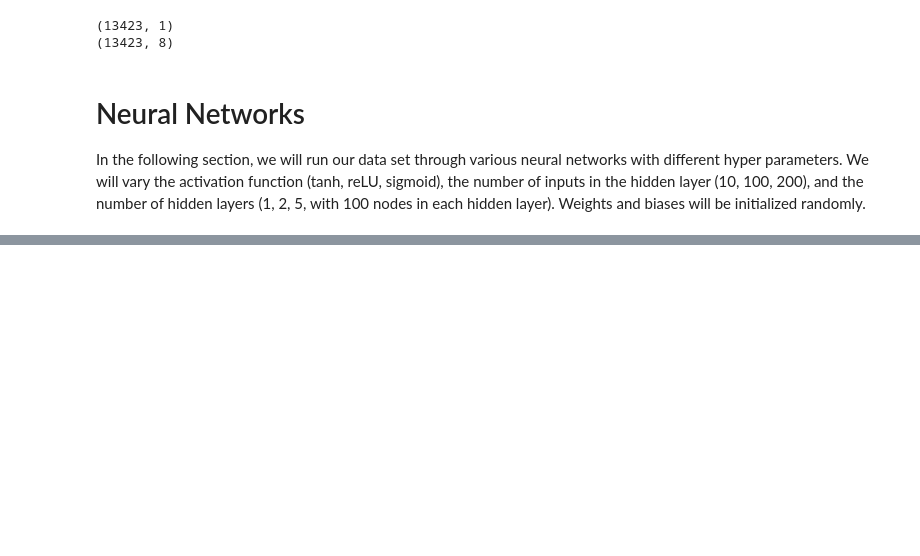
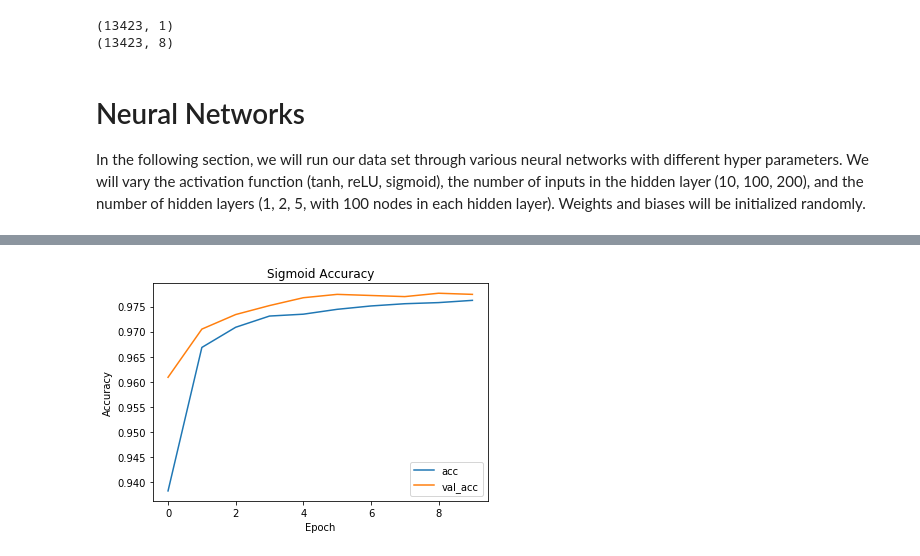
Before and after one commit to zafirhsn/machine-learning, a Jupyter notebook: neural_network_data_pulsar.ipynb, the cells around one changed output, grey strips where cells are left out. Drawn from its saved outputs; the diff is of its cells as text; code cells hidden in the pictures; blank space fills up the shorter version.

```diff
--- a/neural_network_data_pulsar.ipynb
+++ b/neural_network_data_pulsar.ipynb
@@ -66,6 +105,7 @@ In the following section, we will run our data set through various neural networ
 # %%
 K.clear_session()
 
+modelArr = []
 # Number of nodes in input layer = number of features = 8
 nin = x_train.shape[1];
 # Number of hidden layer nodes
@@ -73,52 +113,64 @@ nh = 100;
 # Number of output nodes
 nout = 1;
 
-# We wil use sigmoid as our activation here with 100 units in the hidden layer
-model_sig = Sequential();
-model_sig.add(Dense(nh, input_shape=(nin,), activation="sigmoid", name="hidden"))
-model_sig.add(Dense(nout, activation="sigmoid", name="output"))
+model_sig = neural_network(nin, nh, nout, 1, "sigmoid")
+sig_history = train_network(model_sig, x_train, y_train, x_test, y_test);
+plot_acc(sig_history, "Sigmoid Accuracy")
+plot_loss(sig_history, "Sigmoid Loss")
 
-# We will use tanh as our activation here with 100 units in the hidden layer
-model_tanh = Sequential();
-model_tanh.add(Dense(nh, input_shape=(nin,), activation="tanh", name="hidden"))
-model_tanh.add(Dense(nout, activation="sigmoid", name="output"))
+modelArr.append(model_sig)
 
-# We will use reLU as out activation here with 100 units in the hidden layer
-model_relu = Sequential();
-model_relu.add(Dense(nh, input_shape=(nin,), activation="relu", name="hidden"))
-model_relu.add(Dense(nout, activation="sigmoid", name="output"))
+model_sig.save("model_sig");
+from keras.models import load_model
+
+score, acc = model_sig.evaluate(x_test, y_test, verbose = 0)
+print("accuracy = %f" % acc)
 
 
-# We will use 10 hidden units in our network here with sigmoid as activation
-nh = 10;
-model_ten = Sequential();
-model_ten.add(Dense(nh, input_shape=(nin,), activation="sigmoid", name="hidden"))
-model_ten.add(Dense(nout, activation="sigmoid", name="output"))
-# We will use 200 hidden units in our network here with sigmoid as activation
-nh = 200;
-model_twohund = Sequential();
-model_twohund.add(Dense(nh, input_shape=(nin,), activation="sigmoid", name="hidden"))
-model_twohund.add(Dense(nout, activation="sigmoid", name="output"))
 
 
-# We will have 3 hidden layers in this network with 100 units each, sigmoid as activation
-nh = 100
-model_twolayer = Sequential();
-model_twolayer.add(Dense(nh, input_shape=(nin,), activation="sigmoid", name="hidden"))
-model_twolayer.add(Dense(nh, input_shape=(nin,), activation="sigmoid", name="hidden_two"))
-model_twolayer.add(Dense(nout, activation="sigmoid", name="output"))
 
-# We will have 5 hidden layers in this network with 100 units each, sigmoid as activation
-model_fivelayer = Sequential();
-for x in range(0, 5):
-    model_fivelayer.add(Dense(nh, input_shape=(nin,), activation="sigmoid", name="hidden" + str(x)))
-model_fivelayer.add(Dense(nout, activation="sigmoid", name="output"))
+# # We wil use sigmoid as our activation here with 100 units in the hidden layer
+# model_sig = Sequential();
+# model_sig.add(Dense(nh, input_shape=(nin,), activation="sigmoid", name="hidden"))
+# model_sig.add(Dense(nout, activation="sigmoid", name="output"))
 
-modelArr = [model_sig, model_tanh, model_relu, model_ten, model_twohund, model_twolayer,
-           model_fivelayer];
+# # We will use tanh as our activation here with 100 units in the hidden layer
+# model_tanh = Sequential();
+# model_tanh.add(Dense(nh, input_shape=(nin,), activation="tanh", name="hidden"))
+# model_tanh.add(Dense(nout, activation="sigmoid", name="output"))
 
-# plot_model(model, to_file='model_plot.png', show_shapes=True, show_layer_names=True)
+# # We will use reLU as out activation here with 100 units in the hidden layer
+# model_relu = Sequential();
+# model_relu.add(Dense(nh, input_shape=(nin,), activation="relu", name="hidden"))
+# model_relu.add(Dense(nout, activation="sigmoid", name="output"))
 
-# Check input layer, should be 8
-print("Number of input nodes = %i" %nin)
+
+# # We will use 10 hidden units in our network here with sigmoid as activation
+# nh = 10;
+# model_ten = Sequential();
+# model_ten.add(Dense(nh, input_shape=(nin,), activation="sigmoid", name="hidden"))
+# model_ten.add(Dense(nout, activation="sigmoid", name="output"))
+# # We will use 200 hidden units in our network here with sigmoid as activation
+# nh = 200;
+# model_twohund = Sequential();
+# model_twohund.add(Dense(nh, input_shape=(nin,), activation="sigmoid", name="hidden"))
+# model_twohund.add(Dense(nout, activation="sigmoid", name="output"))
+
+
+# # We will have 3 hidden layers in this network with 100 units each, sigmoid as activation
+# nh = 100
+# model_twolayer = Sequential();
+# model_twolayer.add(Dense(nh, input_shape=(nin,), activation="sigmoid", name="hidden"))
+# model_twolayer.add(Dense(nh, input_shape=(nin,), activation="sigmoid", name="hidden_two"))
+# model_twolayer.add(Dense(nout, activation="sigmoid", name="output"))
+
+# # We will have 5 hidden layers in this network with 100 units each, sigmoid as activation
+# model_fivelayer = Sequential();
+# for x in range(0, 5):
+#     model_fivelayer.add(Dense(nh, input_shape=(nin,), activation="sigmoid", name="hidden" + str(x)))
+# model_fivelayer.add(Dense(nout, activation="sigmoid", name="output"))
+
+# modelArr = [model_sig, model_tanh, model_relu, model_ten, model_twohund, model_twolayer,
+#            model_fivelayer];
 # %% [output]
@@ -125,0 +194 @@ Number of input nodes = 8
+[figure, added]
```
Also changed, not shown: parts of 20 cells of this notebook, 10 other files.
